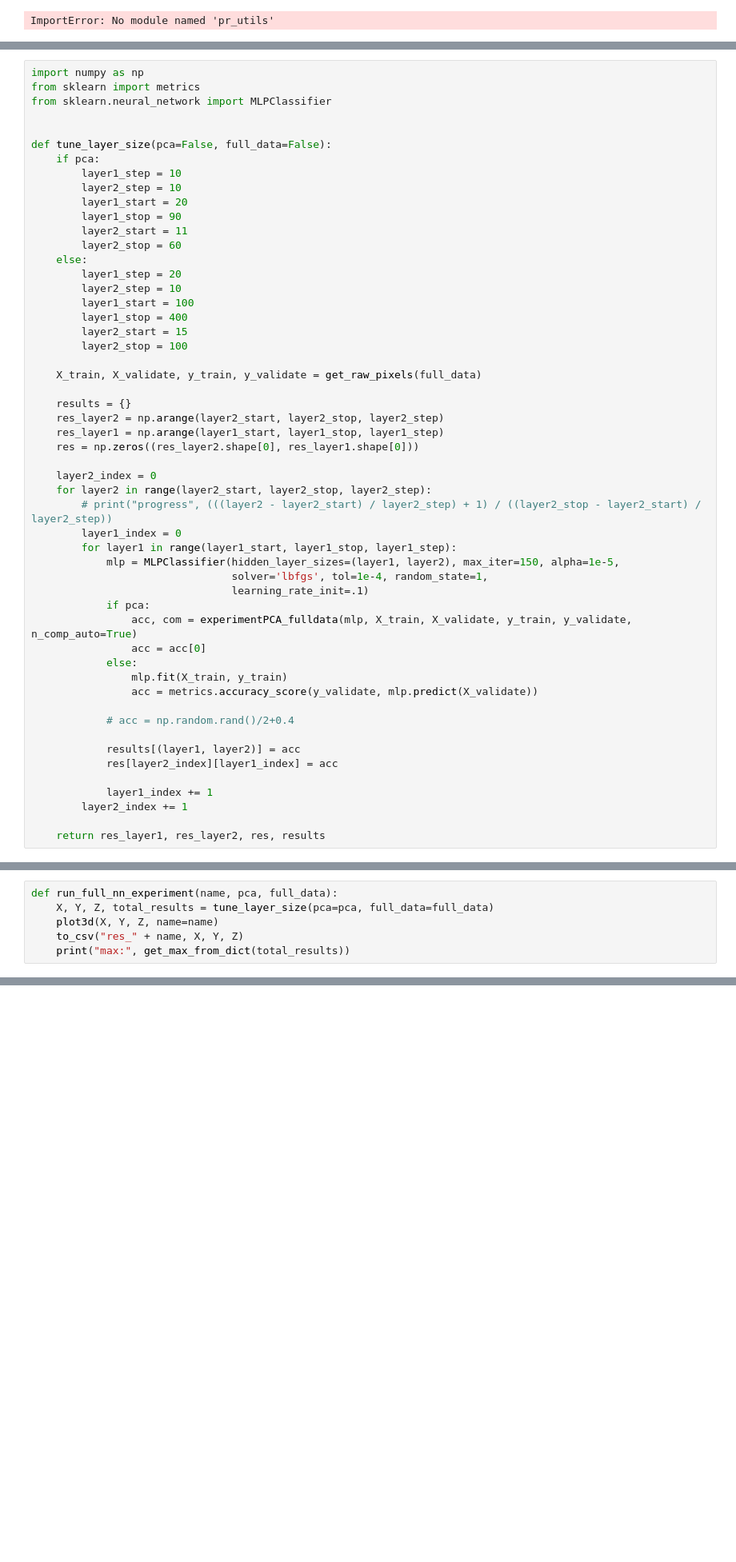
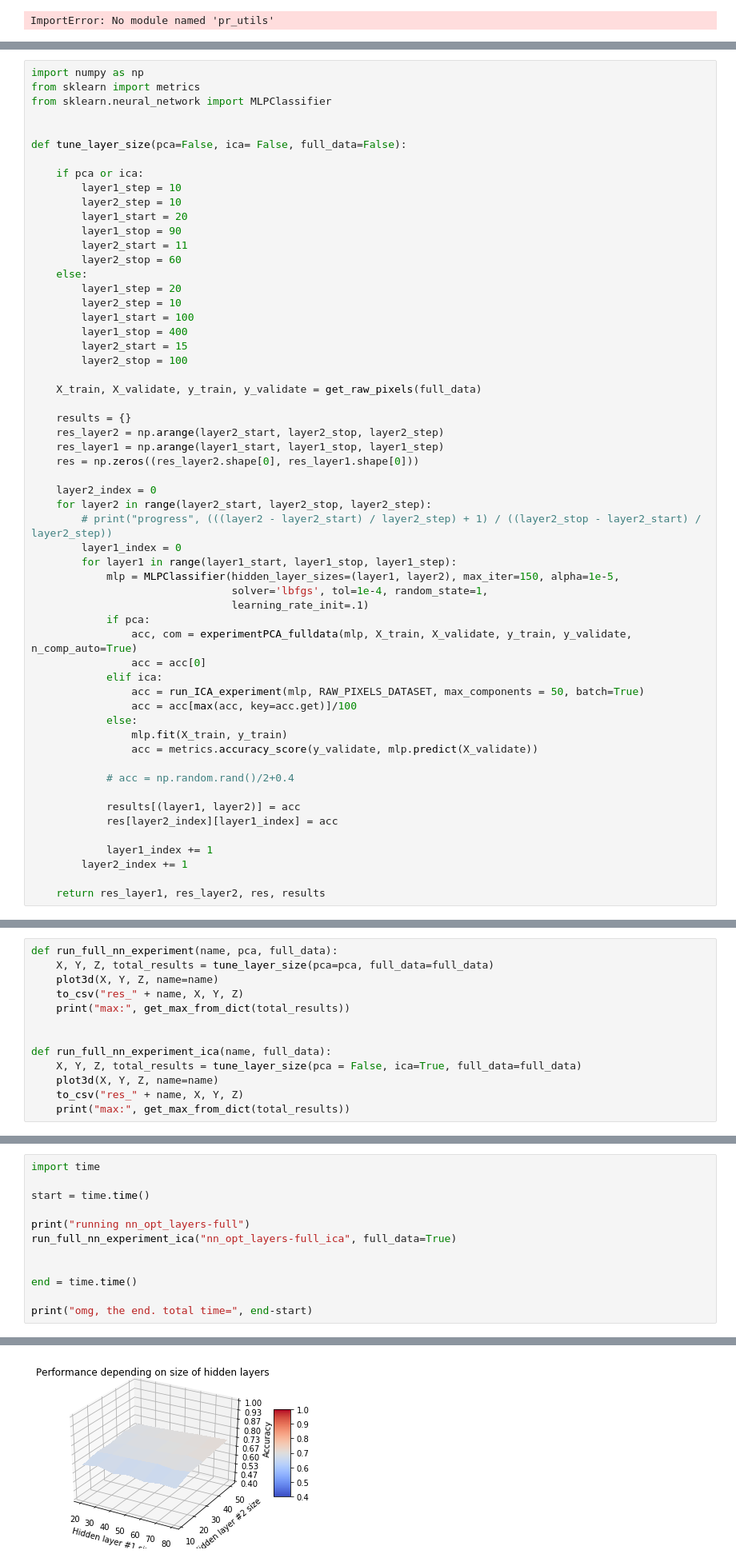
Before and after one commit to RaviShivam/pattern-recognition-nist, a Jupyter notebook: neural_mess/neural_nets_pca.ipynb, the cells around one changed output, grey strips where cells are left out. Shown at 80% size. Saved outputs shown, nothing was run; the diff lists cells and outputs as text; blank space fills up the shorter version.

Commit message:
nn - full ds ica result

```diff
--- a/neural_mess/neural_nets_pca.ipynb
+++ b/neural_mess/neural_nets_pca.ipynb
@@ -129,8 +129,9 @@ from sklearn import metrics
 from sklearn.neural_network import MLPClassifier
 
 
-def tune_layer_size(pca=False, full_data=False):
-    if pca:
+def tune_layer_size(pca=False, ica= False, full_data=False):
+
+    if pca or ica:
         layer1_step = 10
         layer2_step = 10
         layer1_start = 20
@@ -163,6 +164,9 @@ def tune_layer_size(pca=False, full_data=False):
             if pca:
                 acc, com = experimentPCA_fulldata(mlp, X_train, X_validate, y_train, y_validate, n_comp_auto=True)
                 acc = acc[0]
+            elif ica:
+                acc = run_ICA_experiment(mlp, RAW_PIXELS_DATASET, max_components = 50, batch=True)
+                acc = acc[max(acc, key=acc.get)]/100
             else:
                 mlp.fit(X_train, y_train)
                 acc = metrics.accuracy_score(y_validate, mlp.predict(X_validate))
@@ -182,6 +200,13 @@ def run_full_nn_experiment(name, pca, full_data):
     plot3d(X, Y, Z, name=name)
     to_csv("res_" + name, X, Y, Z)
     print("max:", get_max_from_dict(total_results))
+
+
+def run_full_nn_experiment_ica(name, full_data):
+    X, Y, Z, total_results = tune_layer_size(pca = False, ica=True, full_data=full_data)
+    plot3d(X, Y, Z, name=name)
+    to_csv("res_" + name, X, Y, Z)
+    print("max:", get_max_from_dict(total_results))
 # %%
 import time
 
@@ -228,3 +253,16 @@ running nn_opt_layers-batch_pca
 max: ((70, 51), 1.0)
 done after 270.2452747821808
 omg, the end. total time= 10429.81305193901
+# %%
+import time
+
+start = time.time()
+
+print("running nn_opt_layers-full")
+run_full_nn_experiment_ica("nn_opt_layers-full_ica", full_data=True)
+
+
+end = time.time()
+
+print("omg, the end. total time=", end-start)
+# %% [output]
@@ -230,0 +270 @@ omg, the end. total time= 10429.81305193901
+[figure, added]
```
Also changed, not shown: parts of 3 cells of this notebook, 3 other files.
